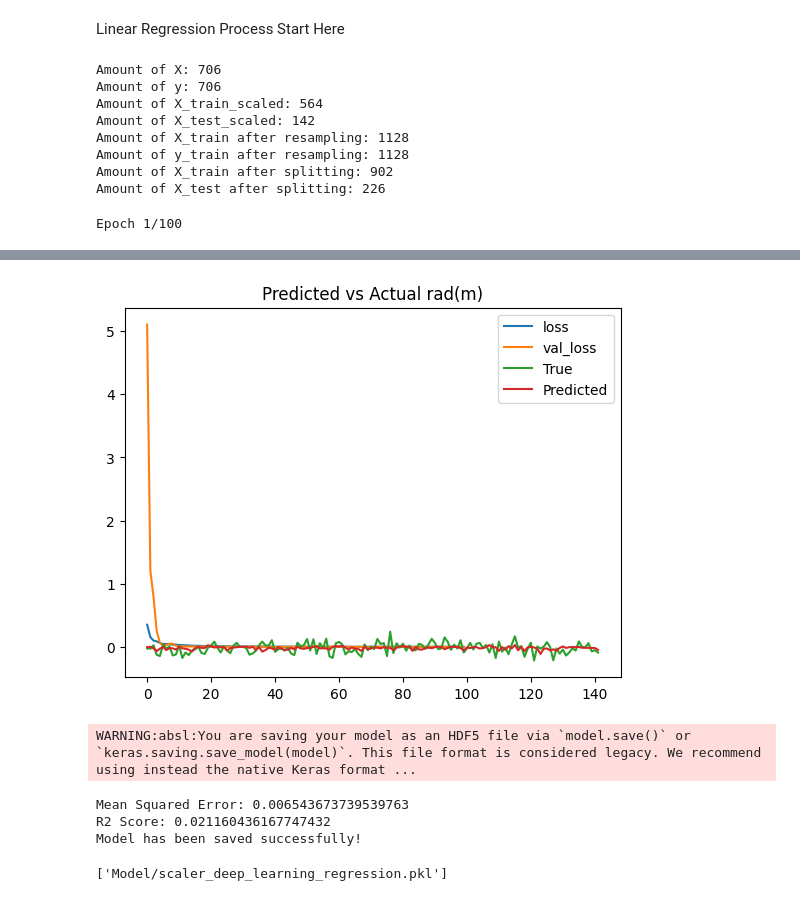
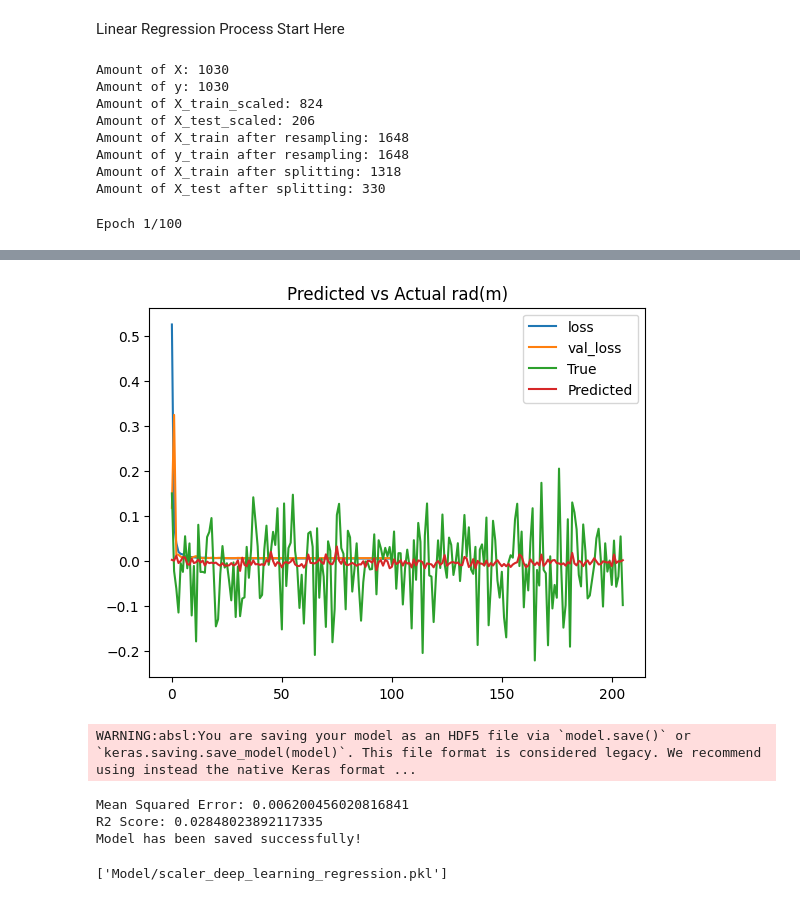
Before and after one commit to FairuzAldaPerkasa/Project-, a Jupyter notebook: Machine Learning/train_deep_learning_regression_model.ipynb, the cells around one changed output, grey strips where cells are left out. Saved outputs shown, nothing was run; the diff lists cells and outputs as text; code cells hidden in the pictures.

Commit message:
Update: data 2019 entry

```diff
--- a/Machine Learning/train_deep_learning_regression_model.ipynb
+++ b/Machine Learning/train_deep_learning_regression_model.ipynb
@@ -21,7 +21,7 @@ cwd = os.getcwd()
 # Read the data
 used_dataset_dir = os.path.join(cwd, 'Used_Dataset/cleaned_data')
 # Read the data
-train_data = pd.read_csv(os.path.join(used_dataset_dir, 'cleaned_data_2020_2022.csv'))
+train_data = pd.read_csv(os.path.join(used_dataset_dir, 'used_cleaned_data.csv'))
 display(train_data.isnull().sum())
 display(train_data.shape)
 # %% [output]
@@ -127,14 +127,14 @@ X_train_resampled, X_test_resampled, y_train_resampled, y_test_resampled = train
 print(f"Amount of X_train after splitting: {len(X_train_resampled)}")
 print(f"Amount of X_test after splitting: {len(X_test_resampled)}")
 # %% [output]
-Amount of X: 706
-Amount of y: 706
-Amount of X_train_scaled: 564
-Amount of X_test_scaled: 142
-Amount of X_train after resampling: 1128
-Amount of y_train after resampling: 1128
-Amount of X_train after splitting: 902
-Amount of X_test after splitting: 226
+Amount of X: 1030
+Amount of y: 1030
+Amount of X_train_scaled: 824
+Amount of X_test_scaled: 206
+Amount of X_train after resampling: 1648
+Amount of y_train after resampling: 1648
+Amount of X_train after splitting: 1318
+Amount of X_test after splitting: 330
 # %%
 # # Membangun model neural network
 # model = Sequential()
@@ -181,31 +181,26 @@ Amount of X_test after splitting: 226
 # print(f"Mean Squared Error: {mse}")
 # print(f"R2 Score: {r2}")
 # %%
-
 # Build the neural network model
 model = Sequential([
-    Dense(128, activation='relu', input_shape=(X_train_scaled.shape[1],)),  # First hidden layer
+    Dense(256, activation='relu', input_shape=(X_train_scaled.shape[1],)),  # First hidden layer
     BatchNormalization(),  # Batch normalization to stabilize training
-    Dropout(0.3),  # Dropout for regularization
-    Dense(64, activation='relu'),  # Second hidden layer
+    Dropout(0.4),  # Dropout for regularization
+    Dense(128, activation='relu'),  # Second hidden layer
     BatchNormalization(),
-    Dropout(0.2),
-    Dense(32, activation='relu'),  # Third hidden layer
+    Dropout(0.3),
+    Dense(64, activation='relu'),  # Third hidden layer
     Dense(1)  # Output layer for prediction
 ])
 
 
 # Compile the model with Adam optimizer and loss function 'mse'
-model.compile(optimizer=tf.keras.optimizers.Adam(learning_rate=0.001), loss=tf.keras.losses.MeanSquaredError(), metrics=['mae', RegressionAccuracy(tolerance=0.05)])
-# Compile the model with Adam optimizer and loss function 'mse'
-# model.compile(optimizer=tf.keras.optimizers.Adam(learning_rate=0.001),
-#               loss='mse',
-#               metrics=[MeanSquaredError(), 'mae'])  # Use MeanSquaredError here
-# Implementing learning rate scheduler
+model.compile(optimizer=tf.keras.optimizers.Adam(learning_rate=0.005), loss=tf.keras.losses.MeanSquaredError(), metrics=['mae', RegressionAccuracy(tolerance=0.1)])
 lr_scheduler = ReduceLROnPlateau(monitor='val_loss', factor=0.5, patience=10, min_lr=1e-7)
 
 # Train the model
-history = model.fit(X_train, y_train, epochs=100, validation_data=(X_test, y_test), batch_size=16, verbose=1, callbacks=[lr_scheduler])
+# early_stopping = tf.keras.callbacks.EarlyStopping(monitor='val_loss', patience=5, restore_best_weights=True, factor=0.5)
+history = model.fit(X_train, y_train, epochs=100, validation_data=(X_test, y_test), batch_size=8, verbose=1, callbacks=[lr_scheduler])
 results = pd.DataFrame(history.history)
 results[['loss', 'val_loss']].plot()
 
@@ -264,7 +259,7 @@ Final Accuracy: 0.4789
-[figure, old version]
+[figure, new version]
 WARNING:absl:You are saving your model as an HDF5 file via `model.save()` or `keras.saving.save_model(model)`. This file format is considered legacy. We recommend using instead the native Keras format ...
-Mean Squared Error: 0.006543673739539763
-R2 Score: 0.021160436167747432
+Mean Squared Error: 0.006200456020816841
+R2 Score: 0.02848023892117335
 Model has been saved successfully!
 ['Model/scaler_deep_learning_regression.pkl']
 # %%
```
Also changed, not shown: parts of 5 cells of this notebook, 35 other files.
